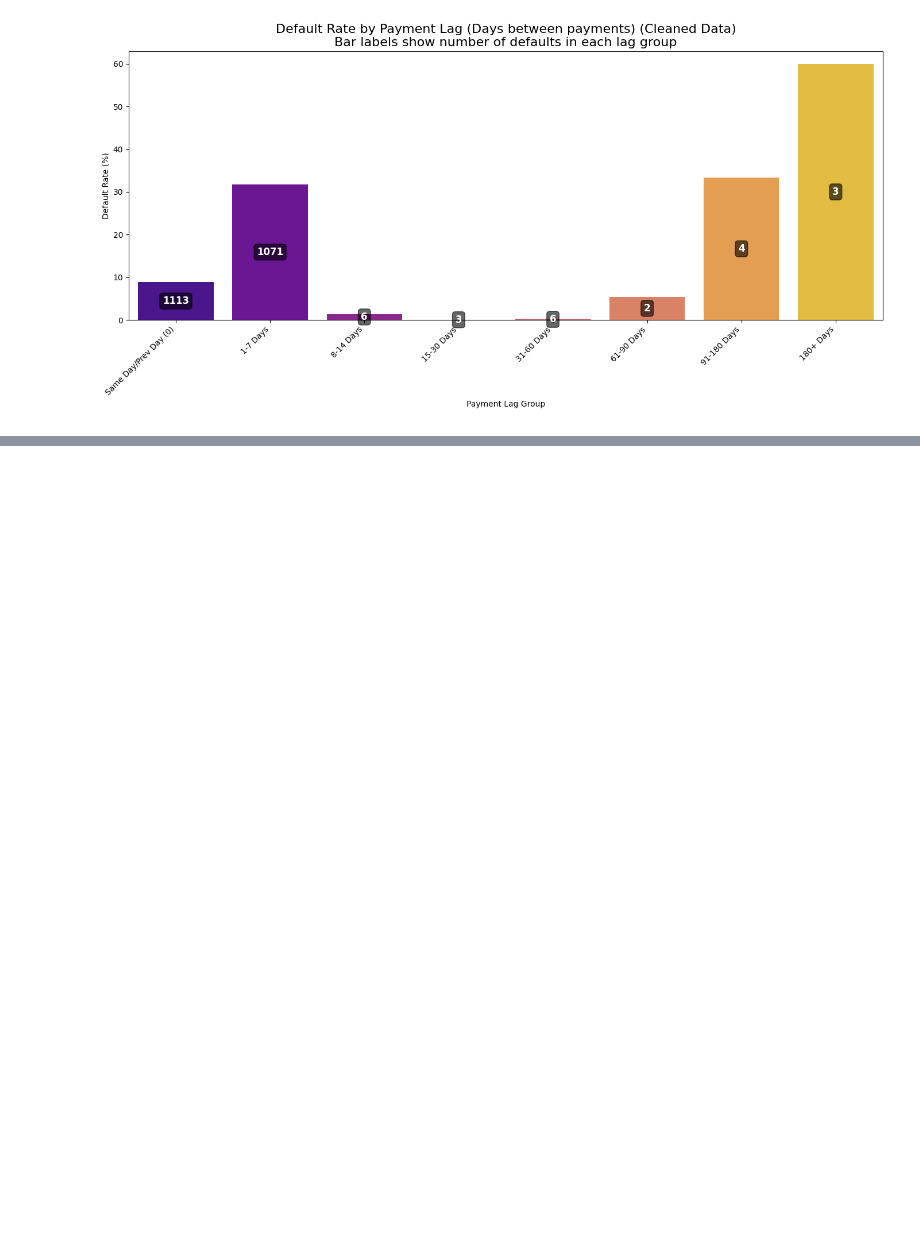
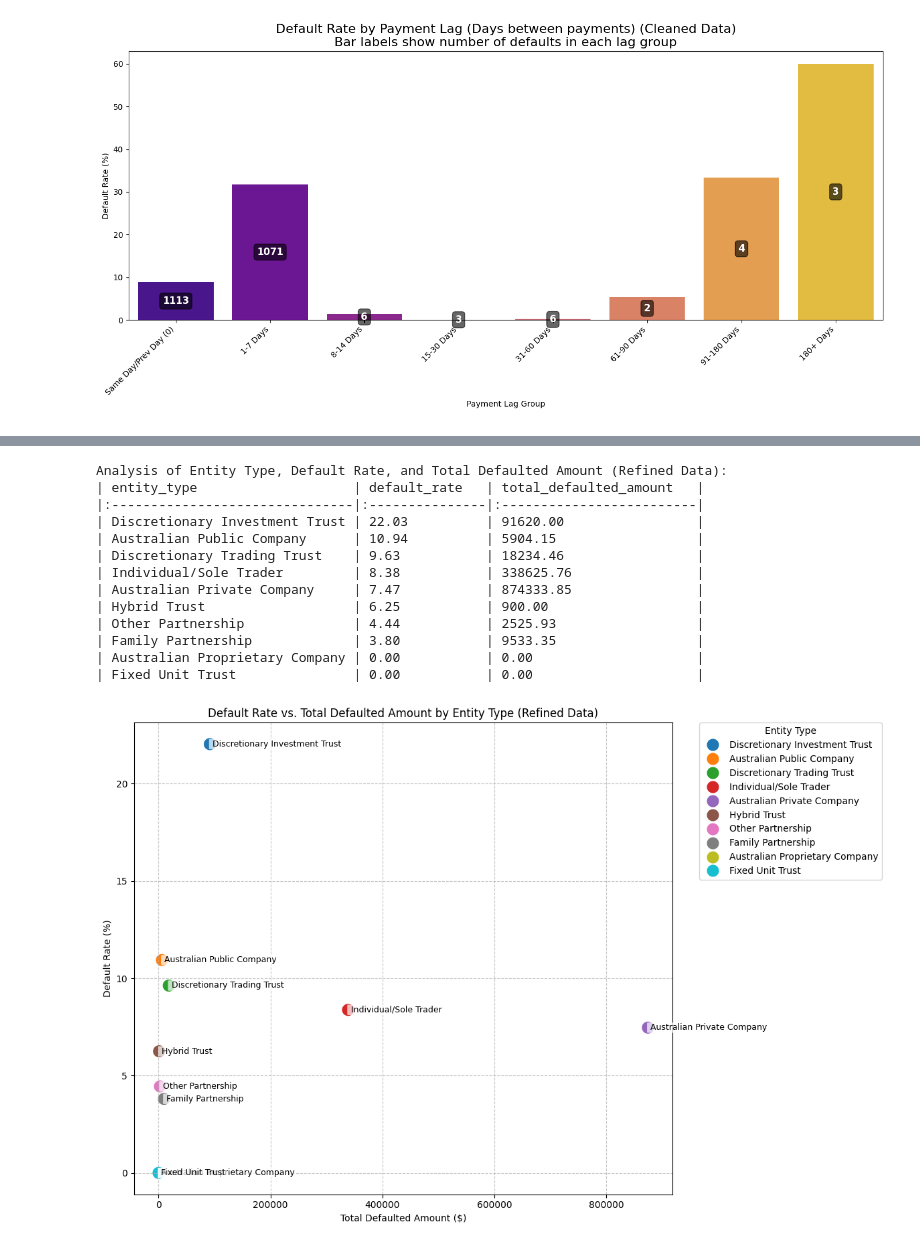
Before and after one commit to jack-braga/Jack-Braga-Case-Study, a Jupyter notebook: Final_Analysis.ipynb, the cells around one changed output, grey strips where cells are left out. Saved outputs shown, nothing was run; the diff lists cells and outputs as text; code cells hidden in the pictures; blank space fills up the shorter version.

Commit message:
:sparkles: final analysis complete

```diff
--- a/Final_Analysis.ipynb
+++ b/Final_Analysis.ipynb
@@ -1222,0 +1398,65 @@ Default rates by Payment Lag Group (Round 2 Analysis - Excl. Rectified within 16
+# %%
+# Calculate default rate and total defaulted amount per entity type using 'is_default_round2'
+entity_type_analysis = merged_df_round2.groupby('entity_type', observed=True).agg(
+    total_transactions=('is_default_round2', 'count'),
+    defaults=('is_default_round2', 'sum'),
+    total_defaulted_amount=('payment_amt', lambda x: x[merged_df_round2.loc[x.index, 'is_default_round2'] == 1].sum())
+).reset_index()
+
+entity_type_analysis['default_rate'] = (entity_type_analysis['defaults'] / entity_type_analysis['total_transactions']) * 100
+entity_type_analysis = entity_type_analysis.sort_values(by='default_rate', ascending=False)
+
+# Print the table representing the data in the plot
+print("\nAnalysis of Entity Type, Default Rate, and Total Defaulted Amount (Refined Data):")
+print(entity_type_analysis[['entity_type', 'default_rate', 'total_defaulted_amount']].to_markdown(index=False, numalign="left", stralign="left", floatfmt=".2f"))
+
+# Plotting
+plt.figure(figsize=(12, 8))
+sns.scatterplot(
+    data=entity_type_analysis,
+    x='total_defaulted_amount',
+    y='default_rate',
+    hue='entity_type', # Differentiate dots by entity type using color
+    s=200, # Size of the markers
+    palette='tab10', # A distinct color palette
+    legend='full'
+)
+
+# Add text labels for each point (entity type)
+for i, row in entity_type_analysis.iterrows():
+    plt.text(
+        row['total_defaulted_amount'],
+        row['default_rate'],
+        f" {row['entity_type']}", # Add a space for offset
+        ha='left',
+        va='center',
+        fontsize=9,
+        bbox=dict(facecolor='white', alpha=0.7, edgecolor='none', boxstyle='round,pad=0.1')
+    )
+
+
+plt.title('Default Rate vs. Total Defaulted Amount by Entity Type (Refined Data)')
+plt.xlabel('Total Defaulted Amount ($)')
+plt.ylabel('Default Rate (%)')
+plt.grid(True, linestyle='--', alpha=0.7)
+
+# Move legend outside the plot to avoid overlapping with data points
+plt.legend(title='Entity Type', bbox_to_anchor=(1.05, 1), loc='upper left', borderaxespad=0.)
+
+plt.tight_layout()
+plt.show()
+# %% [output]
+Analysis of Entity Type, Default Rate, and Total Defaulted Amount (Refined Data):
+| entity_type                    | default_rate   | total_defaulted_amount   |
+|:-------------------------------|:---------------|:-------------------------|
+| Discretionary Investment Trust | 22.03          | 91620.00                 |
+| Australian Public Company      | 10.94          | 5904.15                  |
+| Discretionary Trading Trust    | 9.63           | 18234.46                 |
+| Individual/Sole Trader         | 8.38           | 338625.76                |
+| Australian Private Company     | 7.47           | 874333.85                |
+| Hybrid Trust                   | 6.25           | 900.00                   |
+| Other Partnership              | 4.44           | 2525.93                  |
+| Family Partnership             | 3.80           | 9533.35                  |
+| Australian Proprietary Company | 0.00           | 0.00                     |
+| Fixed Unit Trust               | 0.00           | 0.00                     |
+[figure, added]
```
Also changed, not shown: parts of 13 cells of this notebook.
